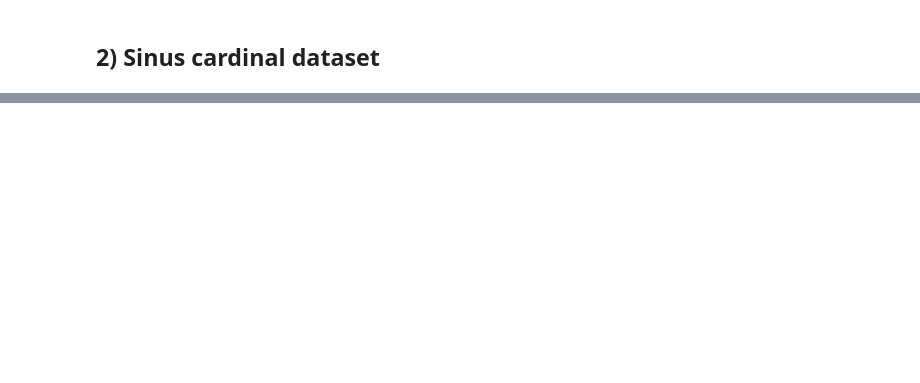
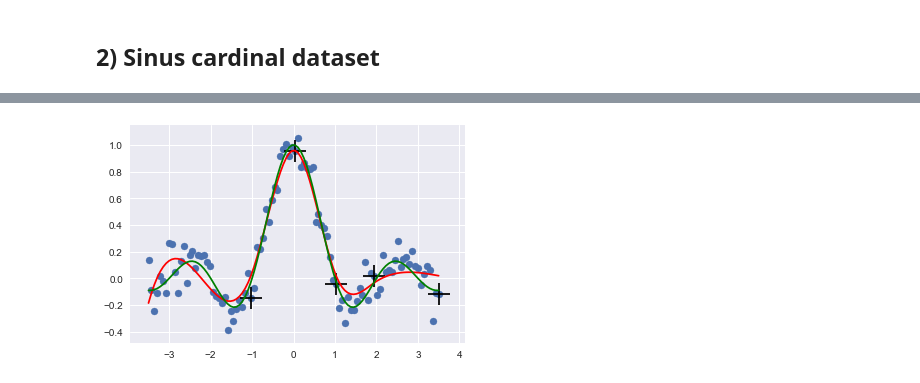
Before and after one commit to PPSantos/DD2434_proj, a Jupyter notebook: src/regression.ipynb, the cells around one changed output, grey strips where cells are left out. Drawn from its saved outputs; the diff is of its cells as text; code cells hidden in the pictures; blank space fills up the shorter version.

```diff
--- a/src/regression.ipynb
+++ b/src/regression.ipynb
@@ -94,0 +121,19 @@ plt.show()
+# %%
+rvm = RVM(kernel='linear_spline', threshold_alpha=1e9, alpha=1e-5, sigma=0.1)
+
+rvm.fit(X,T)
+
+relevance_vect = rvm.get_relevance_vectors()
+indexes_relev_vect = [i for i,x in enumerate(X) if x in relevance_vect]
+
+y_pred, sigma = rvm.predict(X)
+
+sns.set(style="darkgrid")
+plt.plot(X, y_pred, c='r')
+plt.scatter(X, T)
+plt.scatter(relevance_vect, T[indexes_relev_vect], c='black', marker='+', s=500)
+#plt.fill_between(X.flatten(), y_pred - 2*np.sqrt(np.diag(sigma)), y_pred + 2*np.sqrt(np.diag(sigma)), alpha=0.2)
+plt.plot(X, Y, c='g')
+plt.show()
+# %% [output]
+[figure, added]
```
Also changed, not shown: parts of 8 cells of this notebook, 1 other file.
